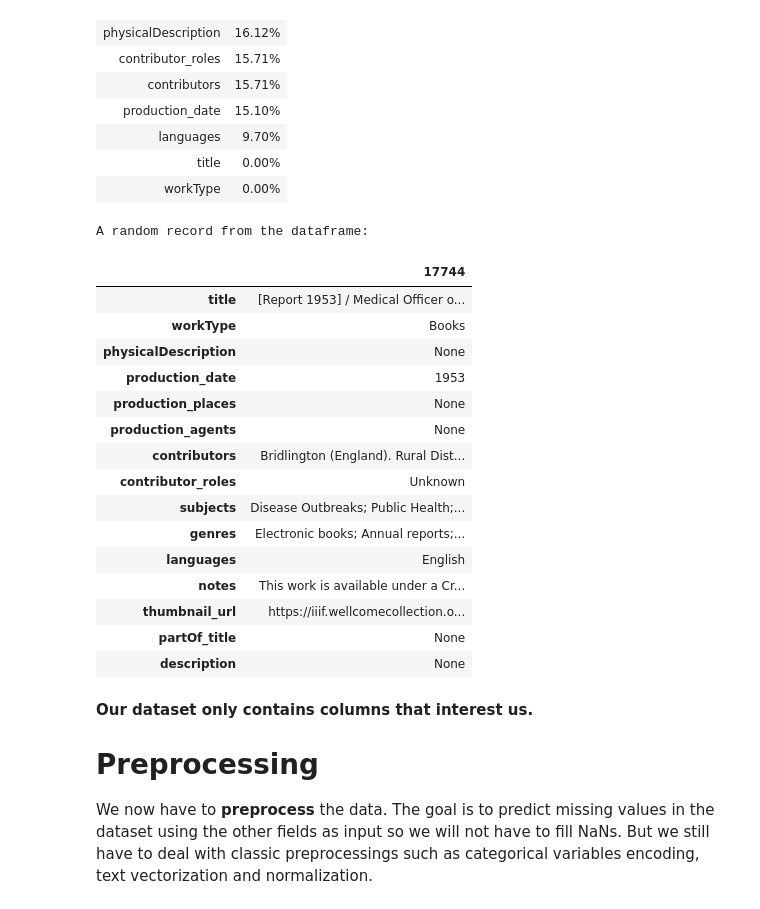
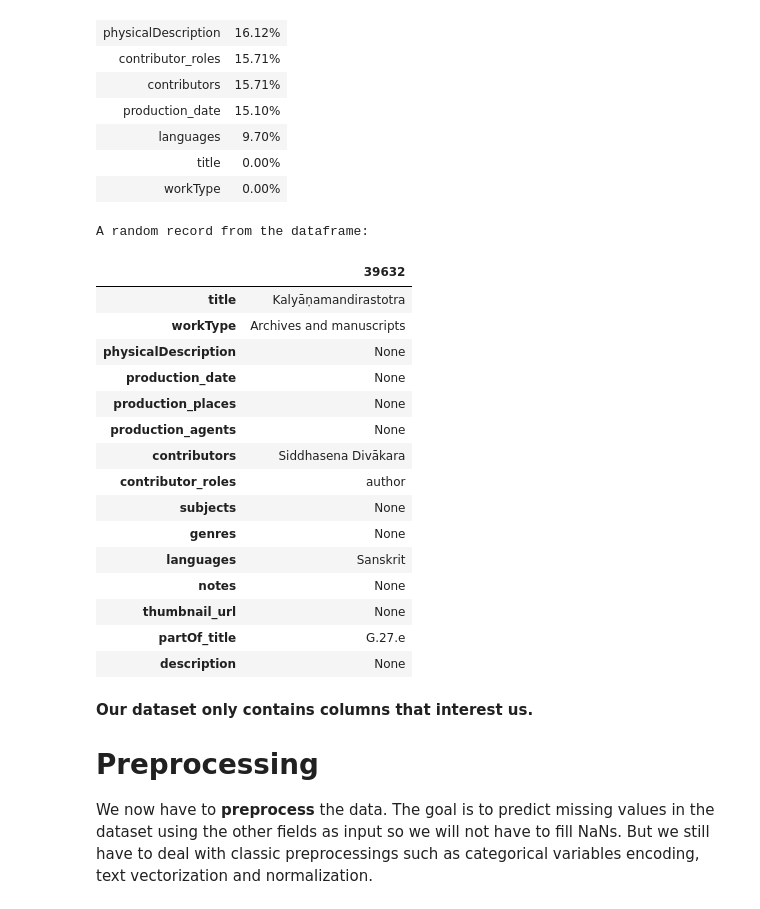
Before and after one commit to loulou413/WellcomeML, a Jupyter notebook: main.ipynb, the cells around one changed output. Saved outputs shown, nothing was run; the diff lists cells and outputs as text; code cells hidden in the pictures.

```diff
--- a/main.ipynb
+++ b/main.ipynb
@@ -184,24 +181,24 @@ We finally have only those columns left
 | title | 0.00% |
 | workType | 0.00% |
 # %%
-print_one_random_record(necessary_train)
+print_one_random_record(necessary_df)
 # %% [output]
 A random record from the dataframe:
-|  | 17744 |
-| title | [Report 1953] / Medical Officer o... |
-| workType | Books |
+|  | 39632 |
+| title | Kalyāṇamandirastotra |
+| workType | Archives and manuscripts |
 | physicalDescription | None |
-| production_date | 1953 |
+| production_date | None |
 | production_places | None |
 | production_agents | None |
-| contributors | Bridlington (England). Rural Dist... |
-| contributor_roles | Unknown |
-| subjects | Disease Outbreaks; Public Health;... |
-| genres | Electronic books; Annual reports;... |
-| languages | English |
-| notes | This work is available under a Cr... |
-| thumbnail_url | https://iiif.wellcomecollection.o... |
-| partOf_title | None |
+| contributors | Siddhasena Divākara |
+| contributor_roles | author |
+| subjects | None |
+| genres | None |
+| languages | Sanskrit |
+| notes | None |
+| thumbnail_url | None |
+| partOf_title | G.27.e |
 | description | None |
 # %% [markdown]
 __Our dataset only contains columns that interest us.__
```
Also changed, not shown: parts of 4 cells of this notebook.
